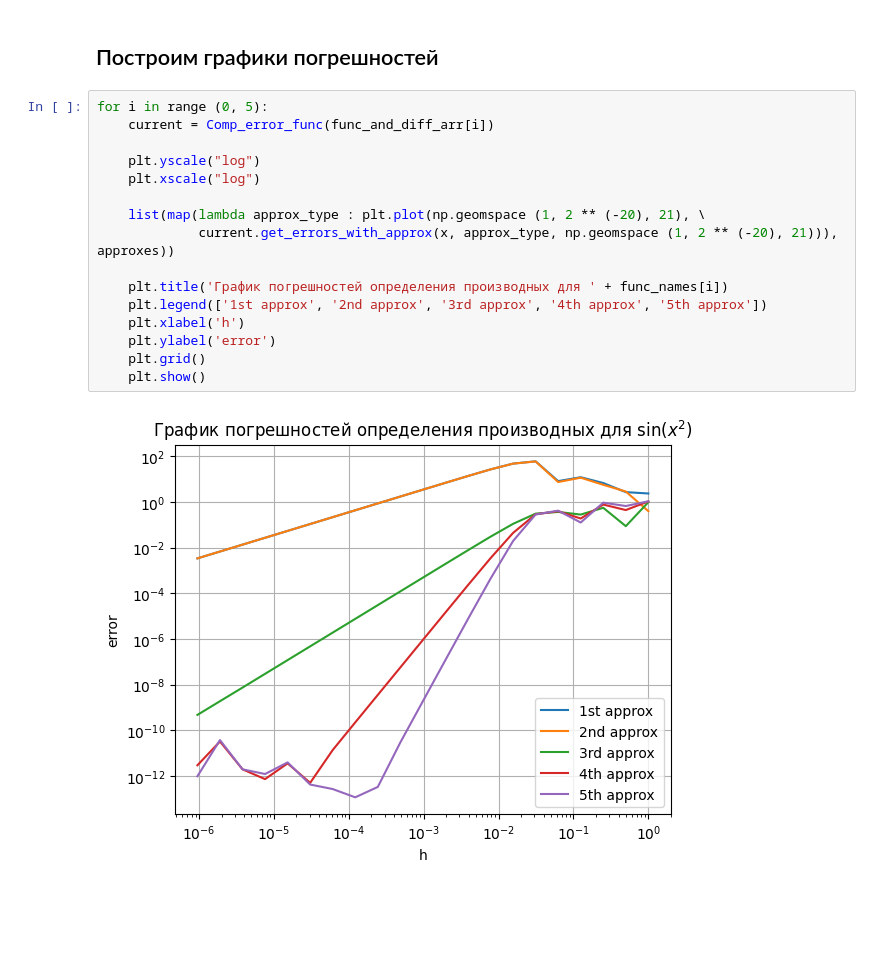
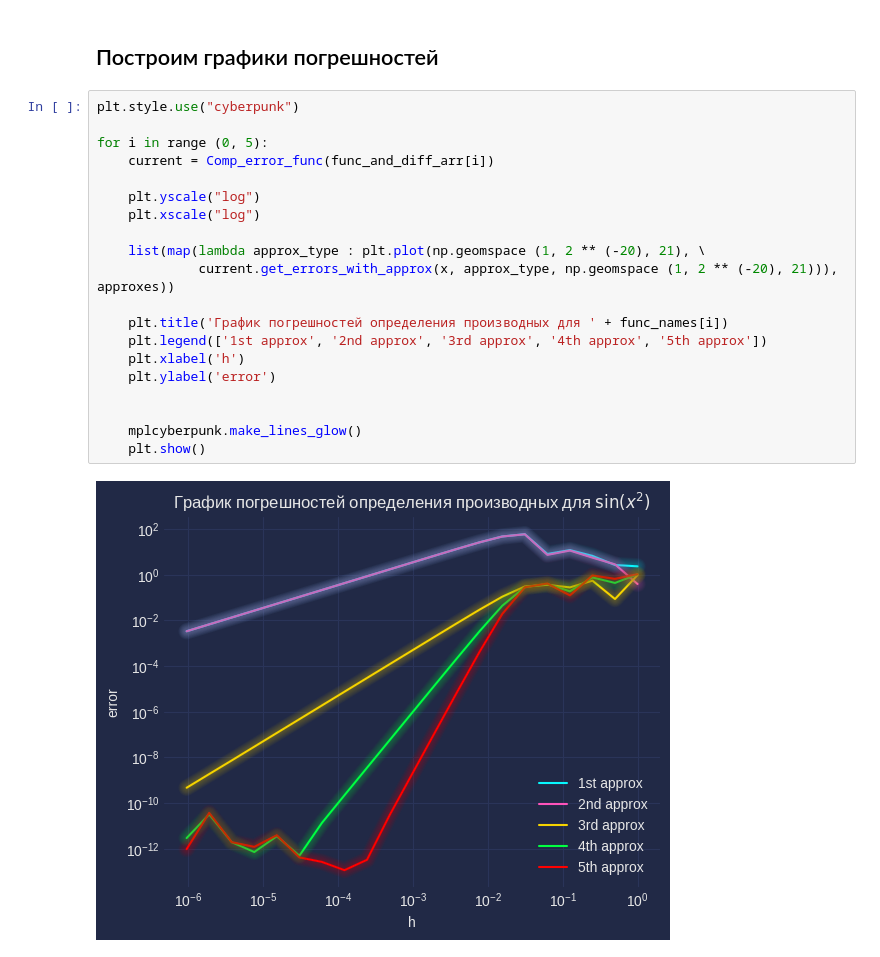
Before and after one commit to PozhiloyPumba/witchMath, a Jupyter notebook: lab1/lab1.ipynb, the cells around one changed output. Cells and saved outputs as stored; diff of their text form; blank space fills up the shorter version.

Commit message:
changed view of graphics to cyberpunk

```diff
--- a/lab1/lab1.ipynb
+++ b/lab1/lab1.ipynb
@@ -87,20 +88,24 @@ x = 42.0
 # %% [markdown]
 ## Построим графики погрешностей
 # %%
+plt.style.use("cyberpunk")
+
 for i in range (0, 5):
     current = Comp_error_func(func_and_diff_arr[i])
 
     plt.yscale("log")
     plt.xscale("log")
 
     list(map(lambda approx_type : plt.plot(np.geomspace (1, 2 ** (-20), 21), \
              current.get_errors_with_approx(x, approx_type, np.geomspace (1, 2 ** (-20), 21))), approxes))
 
     plt.title('График погрешностей определения производных для ' + func_names[i])
     plt.legend(['1st approx', '2nd approx', '3rd approx', '4th approx', '5th approx'])
     plt.xlabel('h')
     plt.ylabel('error')
-    plt.grid()
+
+
+    mplcyberpunk.make_lines_glow()
     plt.show()
 # %% [output]
-[figure, old version]
+[figure, new version]
```
Also changed, not shown: parts of 2 cells of this notebook.
